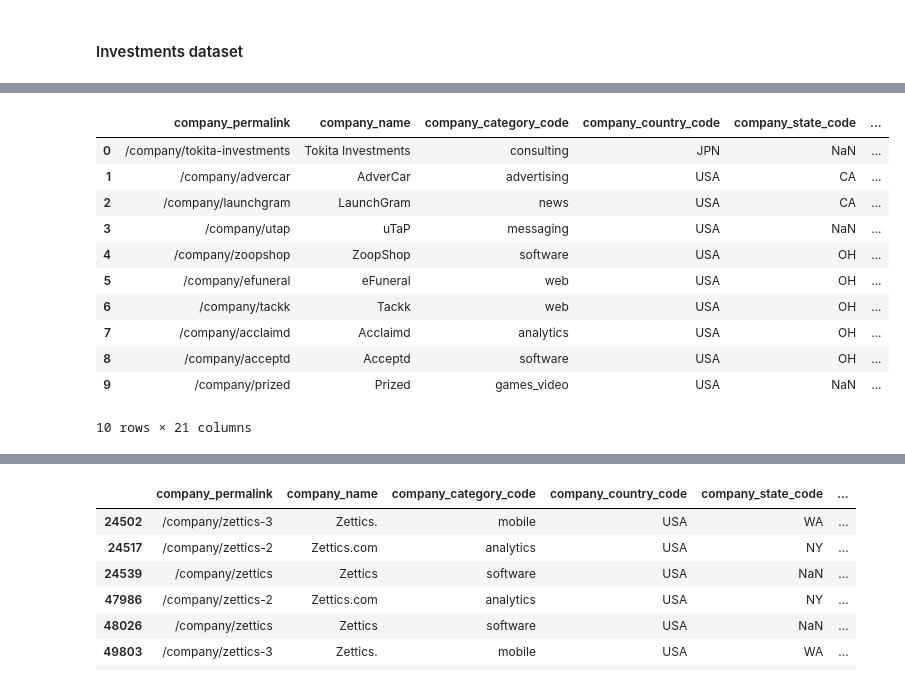
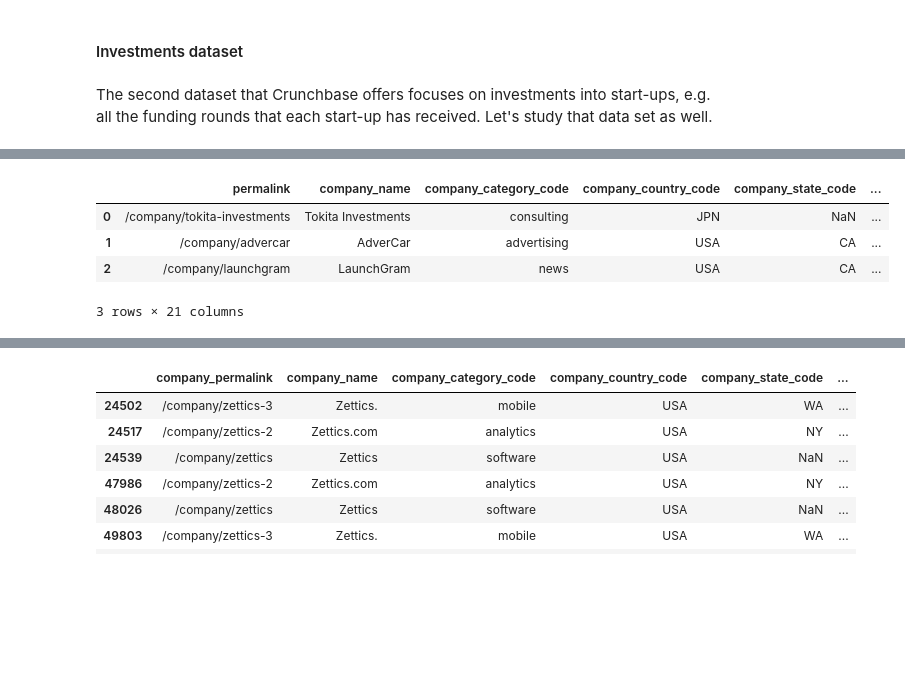
Before and after one commit to LVdatahub/Capstone-project----DS-Intensive-Springboard, a Jupyter notebook: Data story.ipynb, the cells around one changed output, grey strips where cells are left out. Cells and saved outputs as stored; diff of their text form; code cells hidden in the pictures; blank space fills up the shorter version.

```diff
--- a/Data story.ipynb
+++ b/Data story.ipynb
@@ -559,6 +544,8 @@ operating    1523.506126
 Name: days_between_funding_and_founding, dtype: float64
 # %% [markdown]
 #### Investments dataset
+# %% [markdown]
+The second dataset that Crunchbase offers focuses on investments into start-ups, e.g. all the funding rounds that each start-up has received. Let's study that data set as well.
 # %%
 investments = pd.read_csv('investments.csv')
 # %%
@@ -582,17 +569,10 @@ id                        83893 non-null int64
 dtypes: float64(2), int64(1), object(18)
 memory usage: 13.4+ MB
 # %%
-investments.head(10)
+investments.head(3)
 # %% [output]
-|  | company_permalink | company_name | company_category_code | company_country_code | company_state_code | ... |
+|  | permalink | company_name | company_category_code | company_country_code | company_state_code | ... |
 | 0 | /company/tokita-investments | Tokita Investments | consulting | JPN | NaN | ... |
 | 1 | /company/advercar | AdverCar | advertising | USA | CA | ... |
 | 2 | /company/launchgram | LaunchGram | news | USA | CA | ... |
-| 3 | /company/utap | uTaP | messaging | USA | NaN | ... |
-| 4 | /company/zoopshop | ZoopShop | software | USA | OH | ... |
-| 5 | /company/efuneral | eFuneral | web | USA | OH | ... |
-| 6 | /company/tackk | Tackk | web | USA | OH | ... |
-| 7 | /company/acclaimd | Acclaimd | analytics | USA | OH | ... |
-| 8 | /company/acceptd | Acceptd | software | USA | OH | ... |
-| 9 | /company/prized | Prized | games_video | USA | NaN | ... |
-10 rows × 21 columns
+3 rows × 21 columns
```
Also changed, not shown: parts of 167 cells of this notebook.
